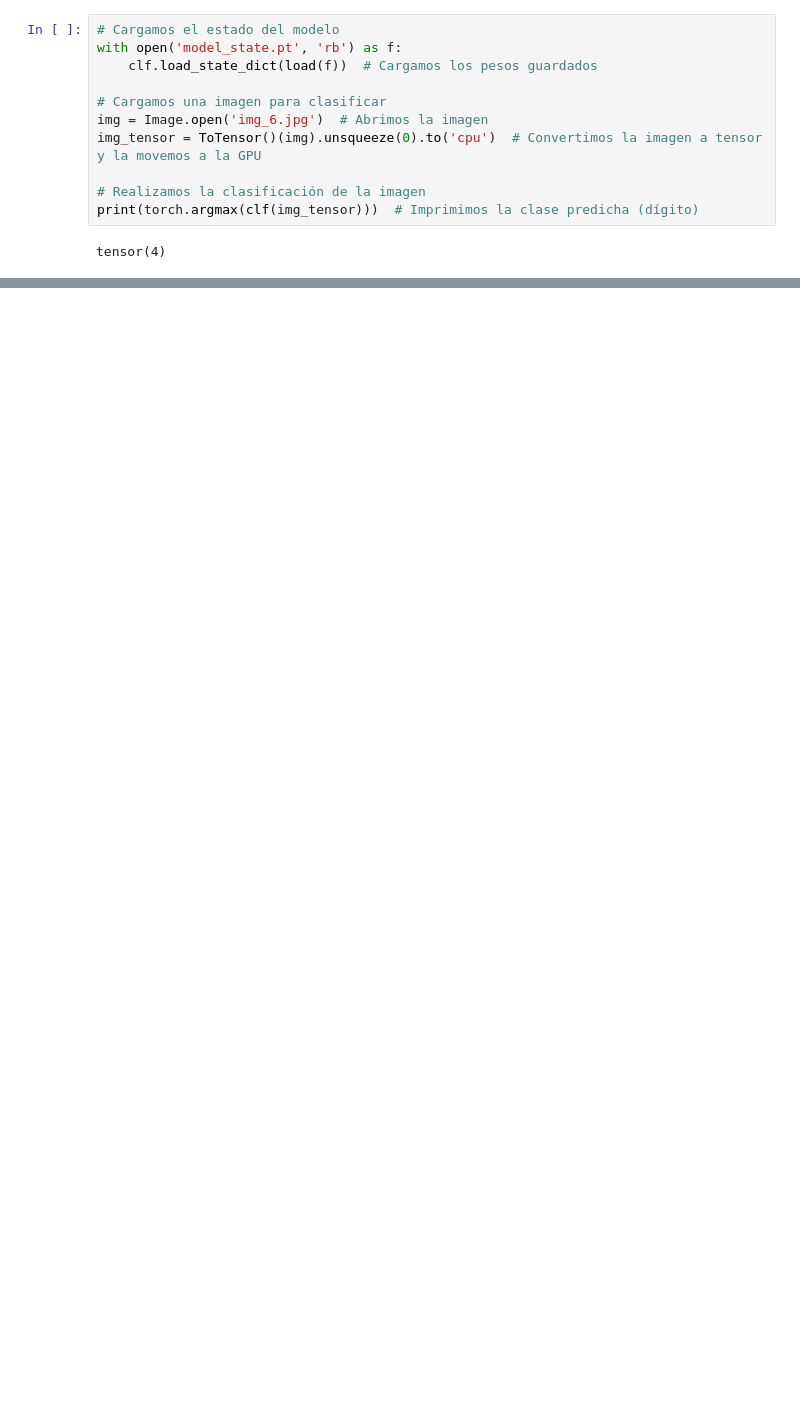
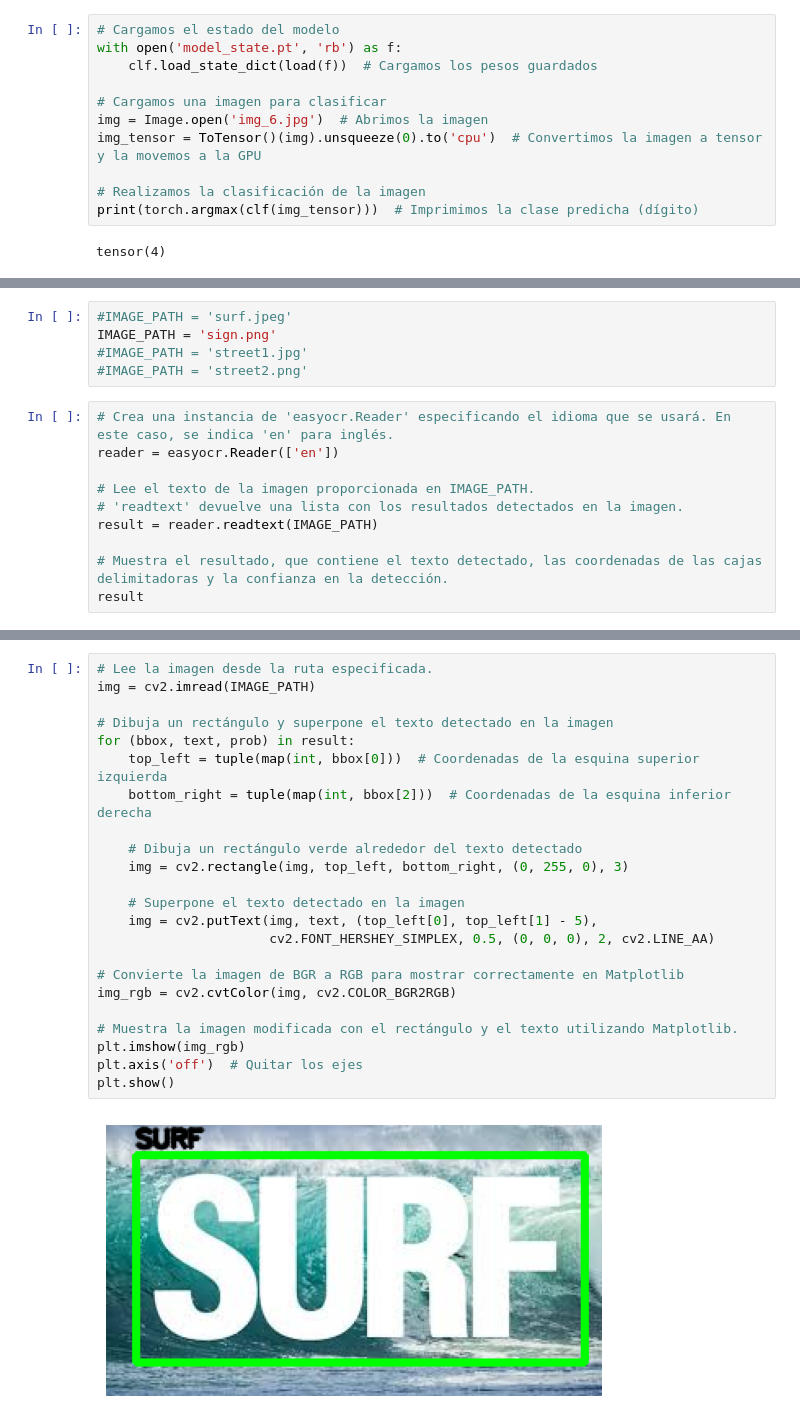
Before and after one commit to Detective-Ryuzak1/Machine-Learnig-examples, a Jupyter notebook: Pytorch/PyTorch.ipynb, the cells around one changed output, grey strips where cells are left out. Cells and saved outputs as stored; diff of their text form; blank space fills up the shorter version.

```diff
--- a/Pytorch/PyTorch.ipynb
+++ b/Pytorch/PyTorch.ipynb
@@ -2129,0 +2479,15 @@ tensor(4)
+# %%
+#IMAGE_PATH = 'surf.jpeg'
+IMAGE_PATH = 'sign.png'
+#IMAGE_PATH = 'street1.jpg'
+#IMAGE_PATH = 'street2.png'
+# %%
+# Crea una instancia de 'easyocr.Reader' especificando el idioma que se usará. En este caso, se indica 'en' para inglés.
+reader = easyocr.Reader(['en'])
+
+# Lee el texto de la imagen proporcionada en IMAGE_PATH.
+# 'readtext' devuelve una lista con los resultados detectados en la imagen.
+result = reader.readtext(IMAGE_PATH)
+
+# Muestra el resultado, que contiene el texto detectado, las coordenadas de las cajas delimitadoras y la confianza en la detección.
+result
@@ -2129,0 +2505,25 @@ tensor(4)
+# %%
+# Lee la imagen desde la ruta especificada.
+img = cv2.imread(IMAGE_PATH)
+
+# Dibuja un rectángulo y superpone el texto detectado en la imagen
+for (bbox, text, prob) in result:
+    top_left = tuple(map(int, bbox[0]))  # Coordenadas de la esquina superior izquierda
+    bottom_right = tuple(map(int, bbox[2]))  # Coordenadas de la esquina inferior derecha
+
+    # Dibuja un rectángulo verde alrededor del texto detectado
+    img = cv2.rectangle(img, top_left, bottom_right, (0, 255, 0), 3)
+
+    # Superpone el texto detectado en la imagen
+    img = cv2.putText(img, text, (top_left[0], top_left[1] - 5),
+                      cv2.FONT_HERSHEY_SIMPLEX, 0.5, (0, 0, 0), 2, cv2.LINE_AA)
+
+# Convierte la imagen de BGR a RGB para mostrar correctamente en Matplotlib
+img_rgb = cv2.cvtColor(img, cv2.COLOR_BGR2RGB)
+
+# Muestra la imagen modificada con el rectángulo y el texto utilizando Matplotlib.
+plt.imshow(img_rgb)
+plt.axis('off')  # Quitar los ejes
+plt.show()
+# %% [output]
+[figure, added]
```
Also changed, not shown: parts of 21 cells of this notebook, 12 other files.
